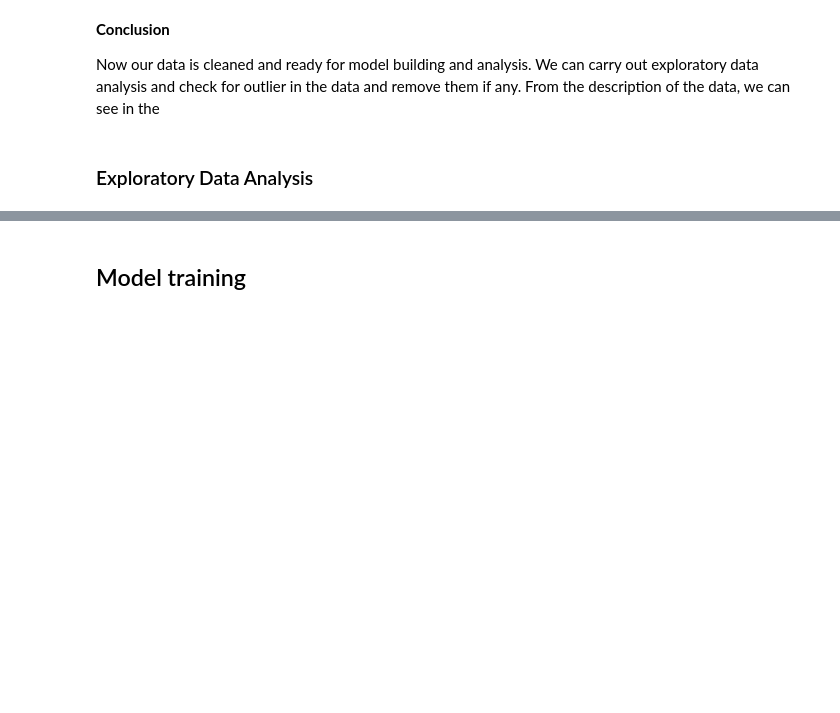
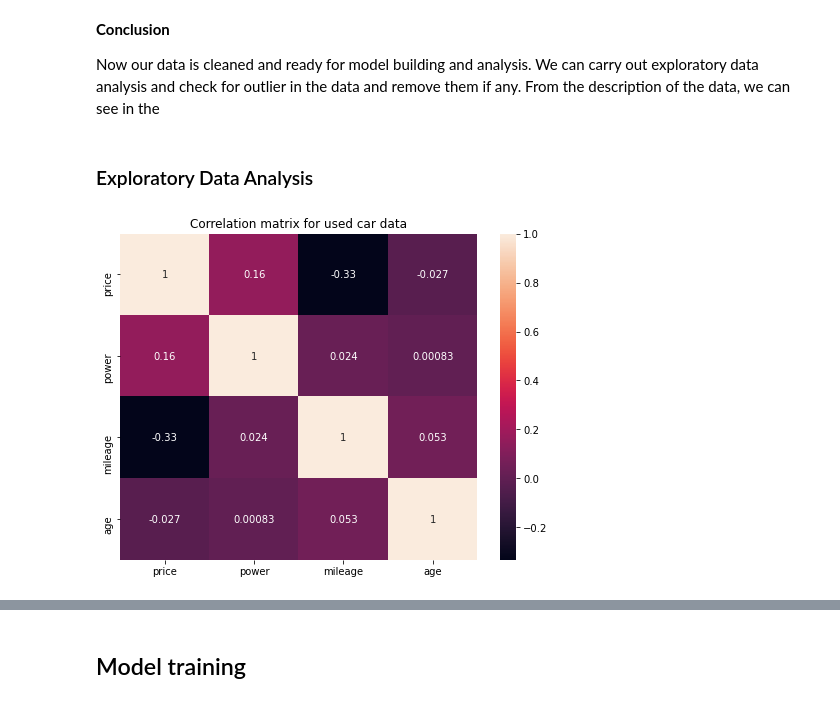
Before and after one commit to chuksoo/vehicle_price_predictionML, a Jupyter notebook: vehicle_price_predictionML.ipynb, the cells around one changed output, grey strips where cells are left out. Drawn from its saved outputs; the diff is of its cells as text; code cells hidden in the pictures; blank space fills up the shorter version.

```diff
--- a/vehicle_price_predictionML.ipynb
+++ b/vehicle_price_predictionML.ipynb
@@ -405,0 +476,6 @@ def corr_matrix(df, label):
+# %%
+# correlation matrix
+corr_df = df[['price', 'power', 'mileage', 'age']]
+corr_matrix(corr_df, 'used car data')
+# %% [output]
+[figure, added]
```
Also changed, not shown: parts of 25 cells of this notebook.
